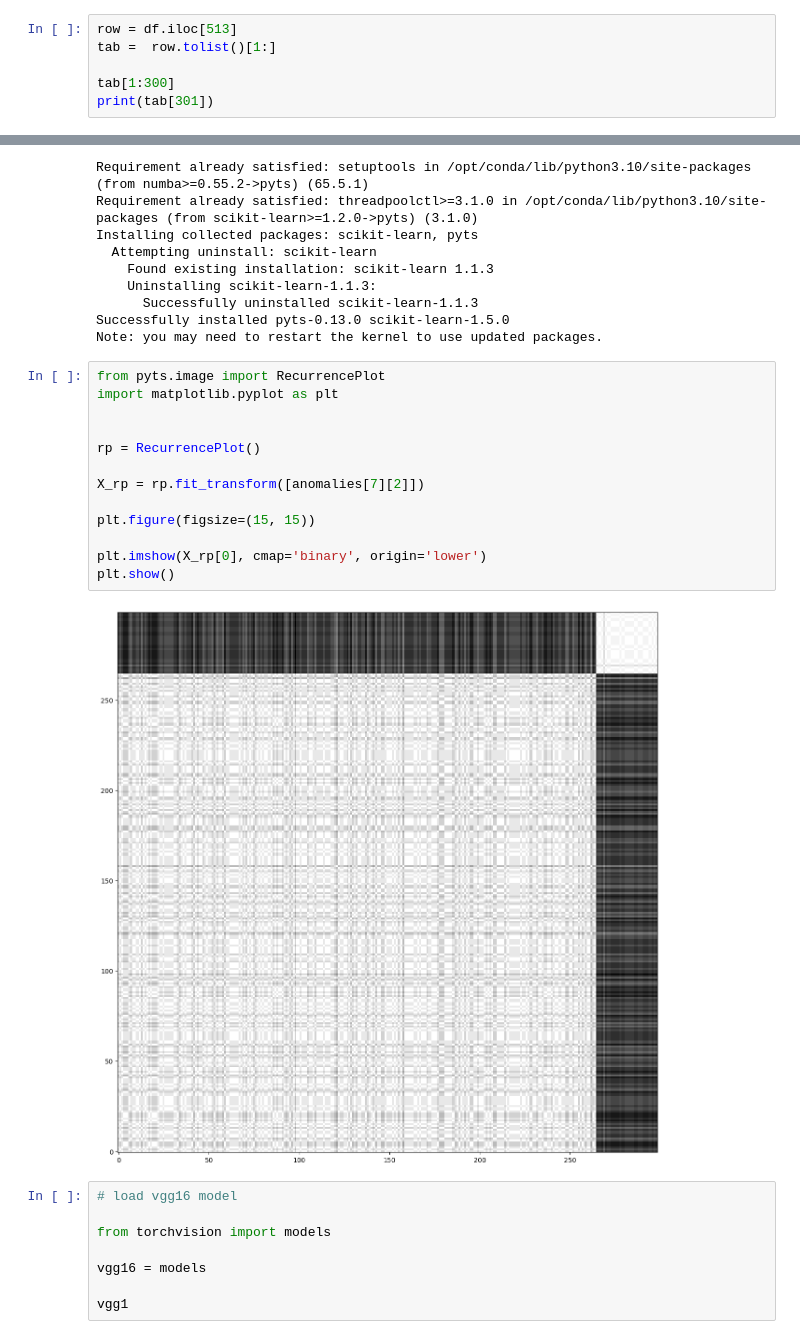
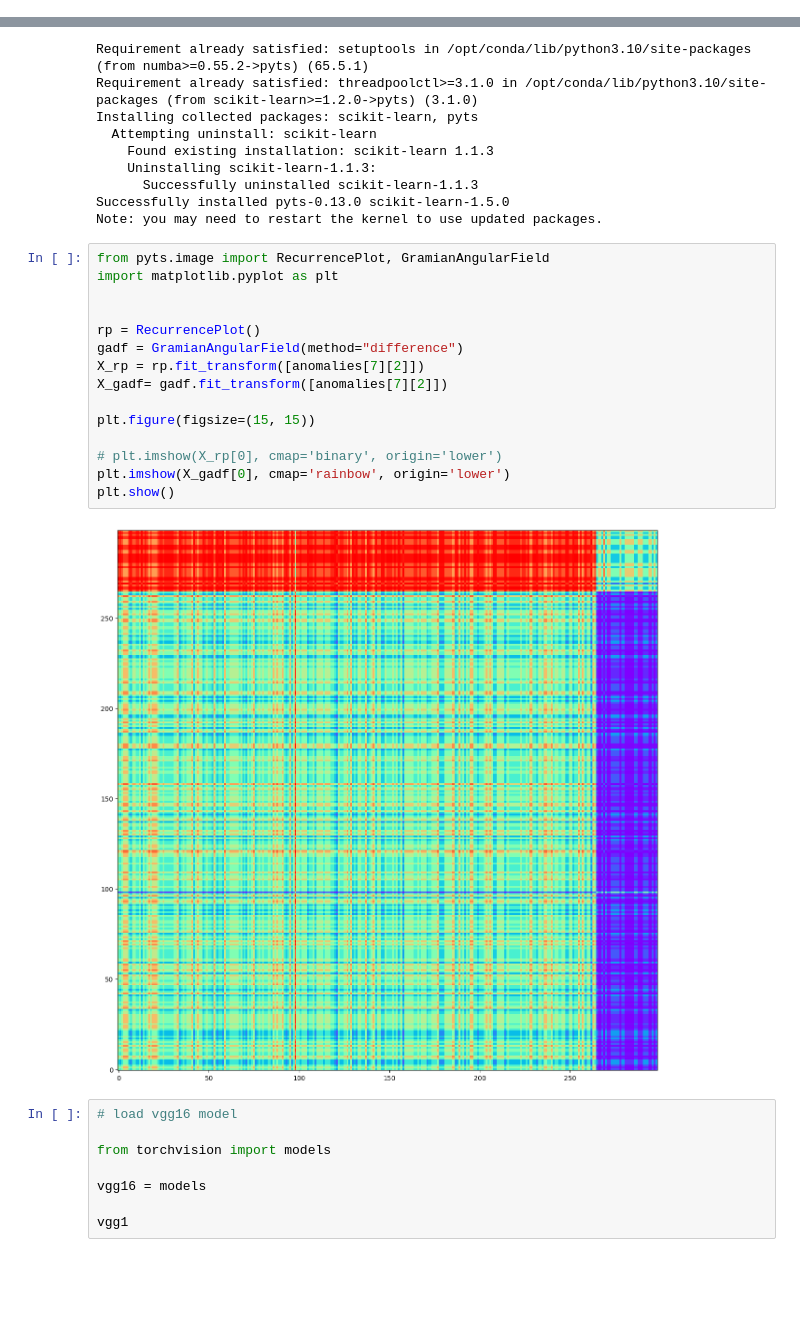
Before and after one commit to vh2001/autoTS, a Jupyter notebook: notebooks/lqe.ipynb, the cells around one changed output, grey strips where cells are left out. Saved outputs shown, nothing was run; the diff lists cells and outputs as text; blank space fills up the shorter version.

```diff
--- a/notebooks/lqe.ipynb
+++ b/notebooks/lqe.ipynb
@@ -1,8 +1,2 @@
 # %%
 import pandas as pd
-# %%
-row = df.iloc[513]
-tab =  row.tolist()[1:]
-
-tab[1:300]
-print(tab[301])
@@ -93,20 +85,22 @@ Installing collected packages: scikit-learn, pyts
 Successfully installed pyts-0.13.0 scikit-learn-1.5.0
 Note: you may need to restart the kernel to use updated packages.
 # %%
-from pyts.image import RecurrencePlot
+from pyts.image import RecurrencePlot, GramianAngularField
 import matplotlib.pyplot as plt
 
 
 rp = RecurrencePlot()
-
+gadf = GramianAngularField(method="difference")
 X_rp = rp.fit_transform([anomalies[7][2]])
+X_gadf= gadf.fit_transform([anomalies[7][2]])
 
 plt.figure(figsize=(15, 15))
 
-plt.imshow(X_rp[0], cmap='binary', origin='lower')
+# plt.imshow(X_rp[0], cmap='binary', origin='lower')
+plt.imshow(X_gadf[0], cmap='rainbow', origin='lower')
 plt.show()
 # %% [output]
-[figure, old version]
+[figure, new version]
 # %%
 # load vgg16 model
 
```
Also changed, not shown: parts of 1 cell of this notebook, 2 other files.
